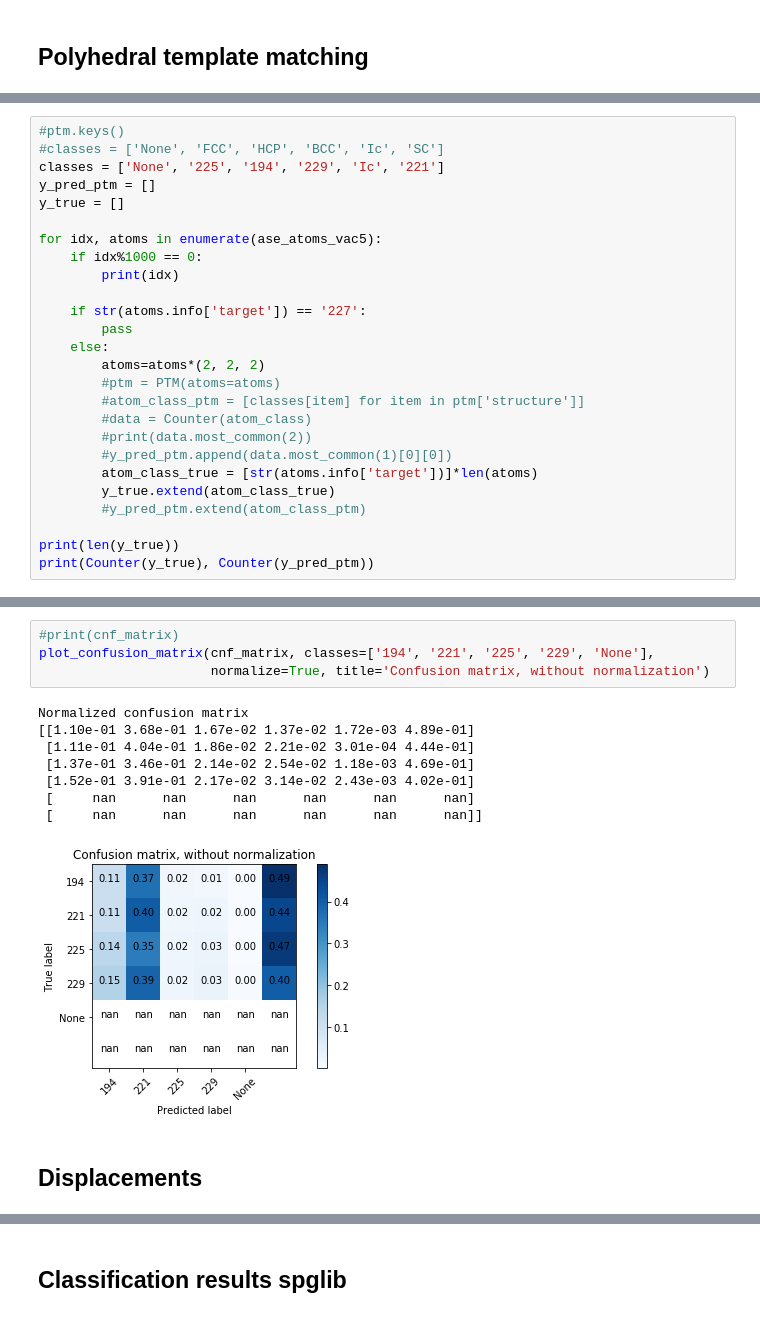
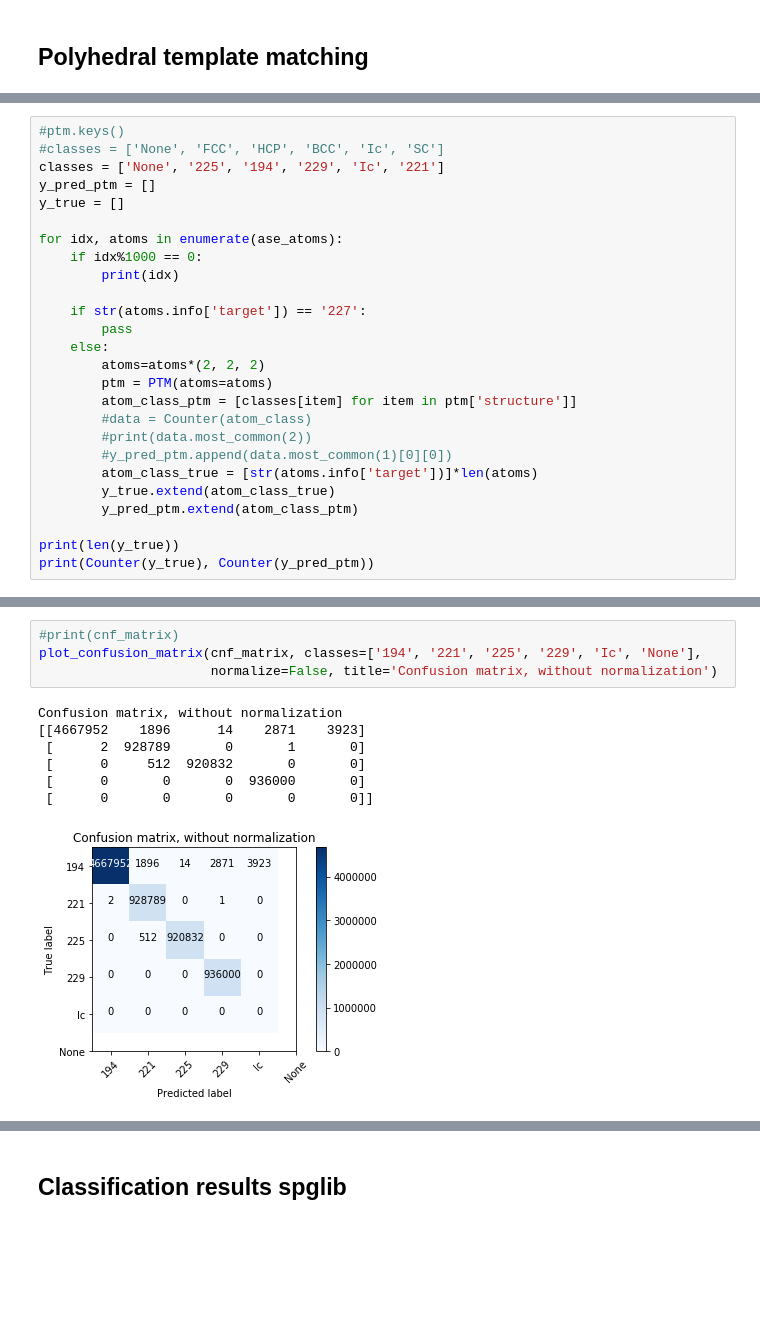
Before and after one commit to angeloziletti/ai4materials, a Jupyter notebook: scripts/single_crystal_classification.ipynb, the cells around one changed output, grey strips where cells are left out. Cells and saved outputs as stored; diff of their text form; blank space fills up the shorter version.

```diff
--- a/scripts/single_crystal_classification.ipynb
+++ b/scripts/single_crystal_classification.ipynb
@@ -130,7 +134,7 @@ classes = ['None', '225', '194', '229', 'Ic', '221']
 y_pred_ptm = []
 y_true = []
 
-for idx, atoms in enumerate(ase_atoms_vac5):
+for idx, atoms in enumerate(ase_atoms):
     if idx%1000 == 0:
         print(idx)
 
@@ -138,14 +142,14 @@ for idx, atoms in enumerate(ase_atoms_vac5):
         pass
     else:
         atoms=atoms*(2, 2, 2)
-        #ptm = PTM(atoms=atoms)
-        #atom_class_ptm = [classes[item] for item in ptm['structure']]
+        ptm = PTM(atoms=atoms)
+        atom_class_ptm = [classes[item] for item in ptm['structure']]
         #data = Counter(atom_class)
         #print(data.most_common(2))
         #y_pred_ptm.append(data.most_common(1)[0][0])
         atom_class_true = [str(atoms.info['target'])]*len(atoms)
         y_true.extend(atom_class_true)
-        #y_pred_ptm.extend(atom_class_ptm)
+        y_pred_ptm.extend(atom_class_ptm)
 
 print(len(y_true))
 print(Counter(y_true), Counter(y_pred_ptm))
@@ -170,15 +174,12 @@ Accuracy: 0.126298413419
 # %%
 #print(cnf_matrix)
-plot_confusion_matrix(cnf_matrix, classes=['194', '221', '225', '229', 'None'],
-                      normalize=True, title='Confusion matrix, without normalization')
+plot_confusion_matrix(cnf_matrix, classes=['194', '221', '225', '229', 'Ic', 'None'],
+                      normalize=False, title='Confusion matrix, without normalization')
 # %% [output]
-Normalized confusion matrix
-[[1.10e-01 3.68e-01 1.67e-02 1.37e-02 1.72e-03 4.89e-01]
- [1.11e-01 4.04e-01 1.86e-02 2.21e-02 3.01e-04 4.44e-01]
- [1.37e-01 3.46e-01 2.14e-02 2.54e-02 1.18e-03 4.69e-01]
- [1.52e-01 3.91e-01 2.17e-02 3.14e-02 2.43e-03 4.02e-01]
- [     nan      nan      nan      nan      nan      nan]
- [     nan      nan      nan      nan      nan      nan]]
+Confusion matrix, without normalization
+[[4667952    1896      14    2871    3923]
+ [      2  928789       0       1       0]
+ [      0     512  920832       0       0]
+ [      0       0       0  936000       0]
+ [      0       0       0       0       0]]
-[figure, old version]
+[figure, new version]
-# %% [markdown]
-## Displacements
```
Also changed, not shown: parts of 12 cells of this notebook, 6 other files.
